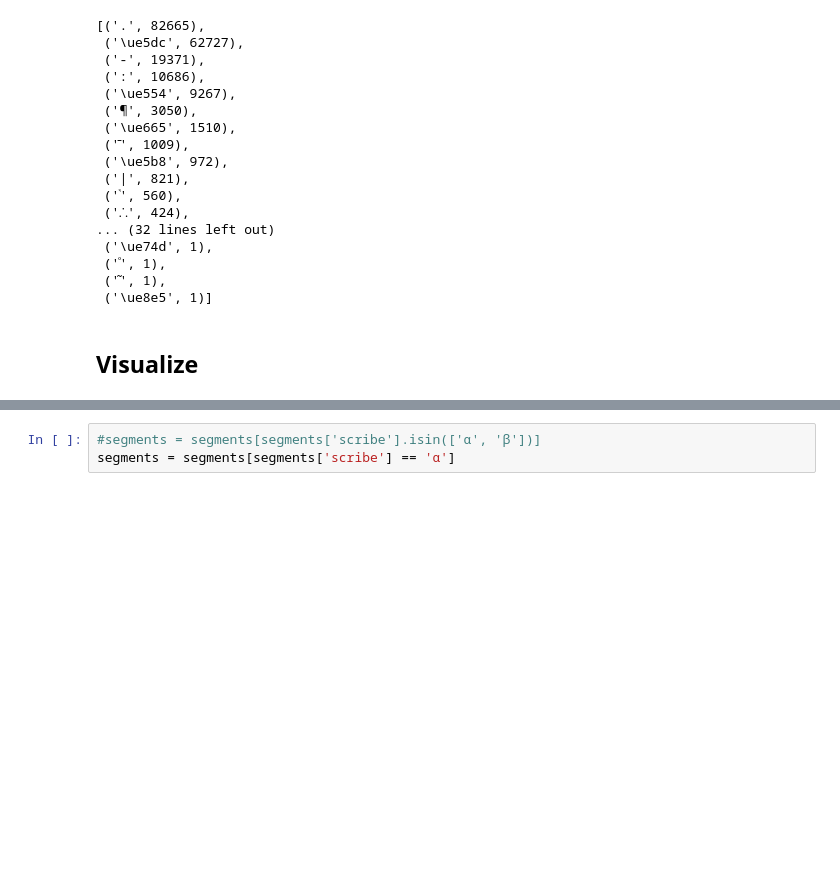
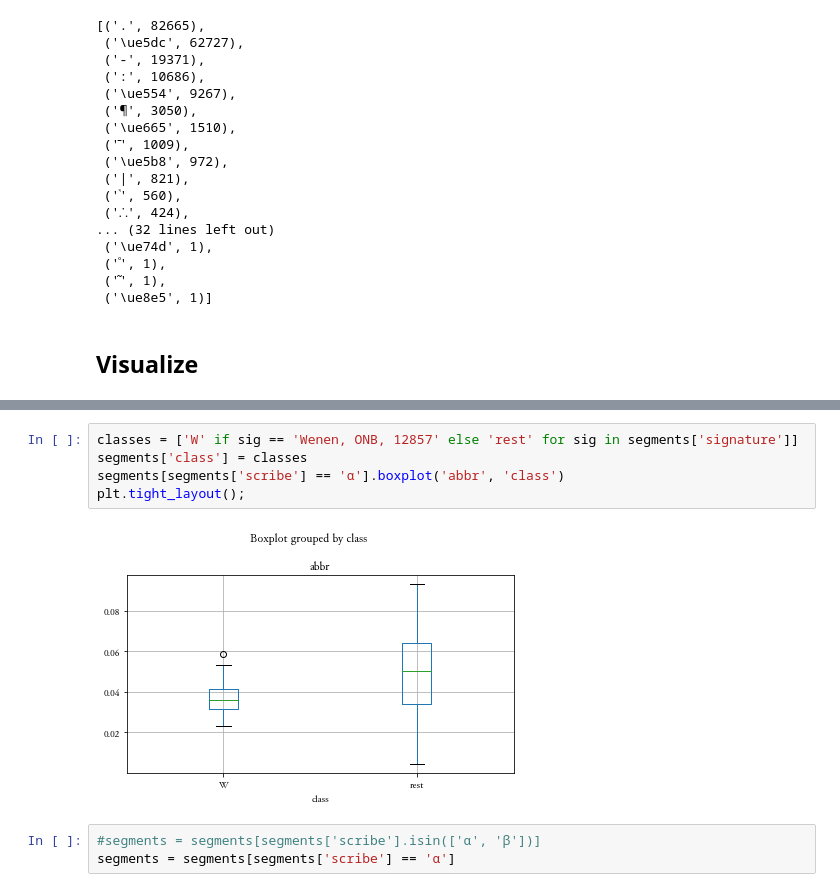
Before and after one commit to WHaverals/silentvoices, a Jupyter notebook: src/speculum-scribe.ipynb, the cells around one changed output, grey strips where cells are left out. Saved outputs shown, nothing was run; the diff lists cells and outputs as text; blank space fills up the shorter version.

```diff
--- a/src/speculum-scribe.ipynb
+++ b/src/speculum-scribe.ipynb
@@ -195,3 +256,10 @@ segments.sample(5)
+# %%
+classes = ['W' if sig == 'Wenen, ONB, 12857' else 'rest' for sig in segments['signature']]
+segments['class'] = classes
+segments[segments['scribe'] == 'α'].boxplot('abbr', 'class')
+plt.tight_layout();
+# %% [output]
+[figure, added]
 # %%
 #segments = segments[segments['scribe'].isin(['α', 'β'])]
 segments = segments[segments['scribe'] == 'α']
```
Also changed, not shown: parts of 26 cells of this notebook.
